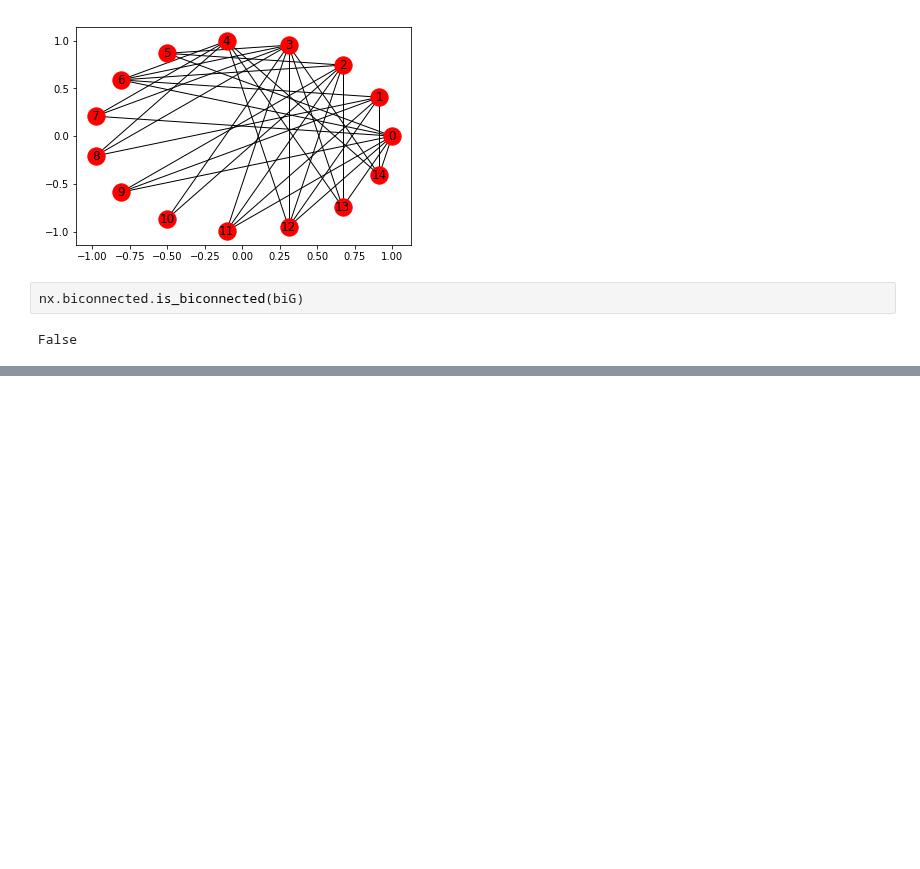
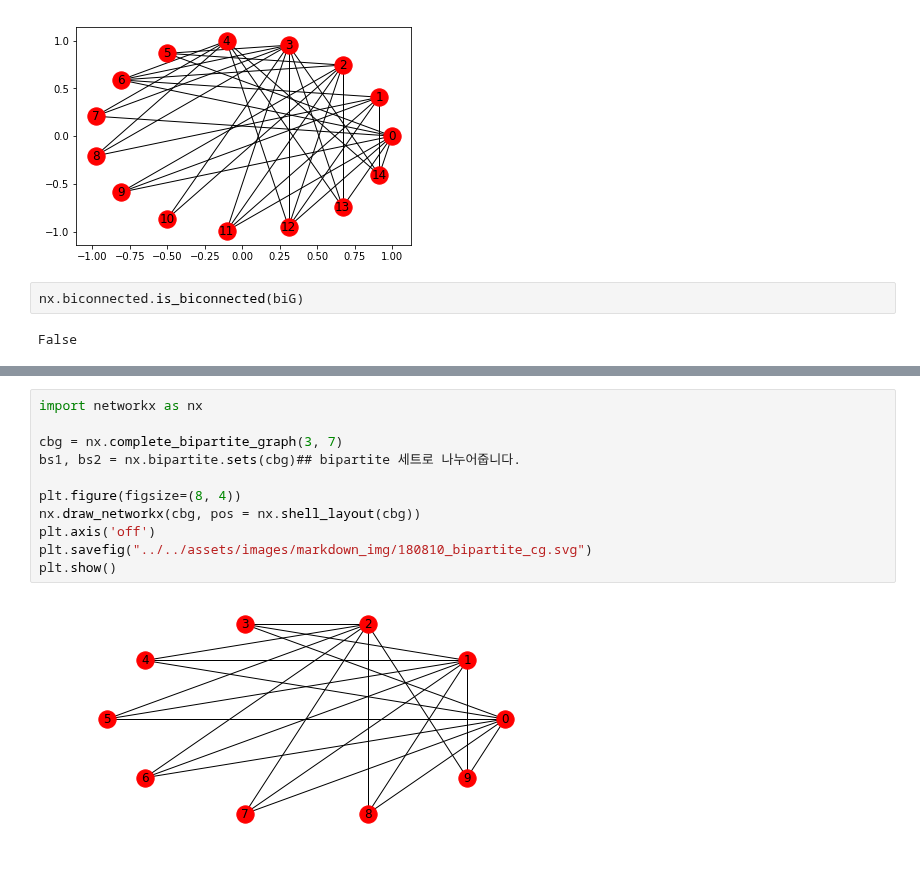
Before and after one commit to frhyme/frhyme.github.io, a Jupyter notebook: _posts/personal_ipynb/process and organization.ipynb, the cells around one changed output, grey strips where cells are left out. Cells and saved outputs as stored; diff of their text form; blank space fills up the shorter version.

```diff
--- a/_posts/personal_ipynb/process and organization.ipynb
+++ b/_posts/personal_ipynb/process and organization.ipynb
@@ -119,0 +147,13 @@ False
+# %%
+import networkx as nx
+
+cbg = nx.complete_bipartite_graph(3, 7)
+bs1, bs2 = nx.bipartite.sets(cbg)## bipartite 세트로 나누어줍니다.
+
+plt.figure(figsize=(8, 4))
+nx.draw_networkx(cbg, pos = nx.shell_layout(cbg))
+plt.axis('off')
+plt.savefig("../../assets/images/markdown_img/180810_bipartite_cg.svg")
+plt.show()
+# %% [output]
+[figure, added]
```
Also changed, not shown: parts of 6 cells of this notebook, 10 other files.
